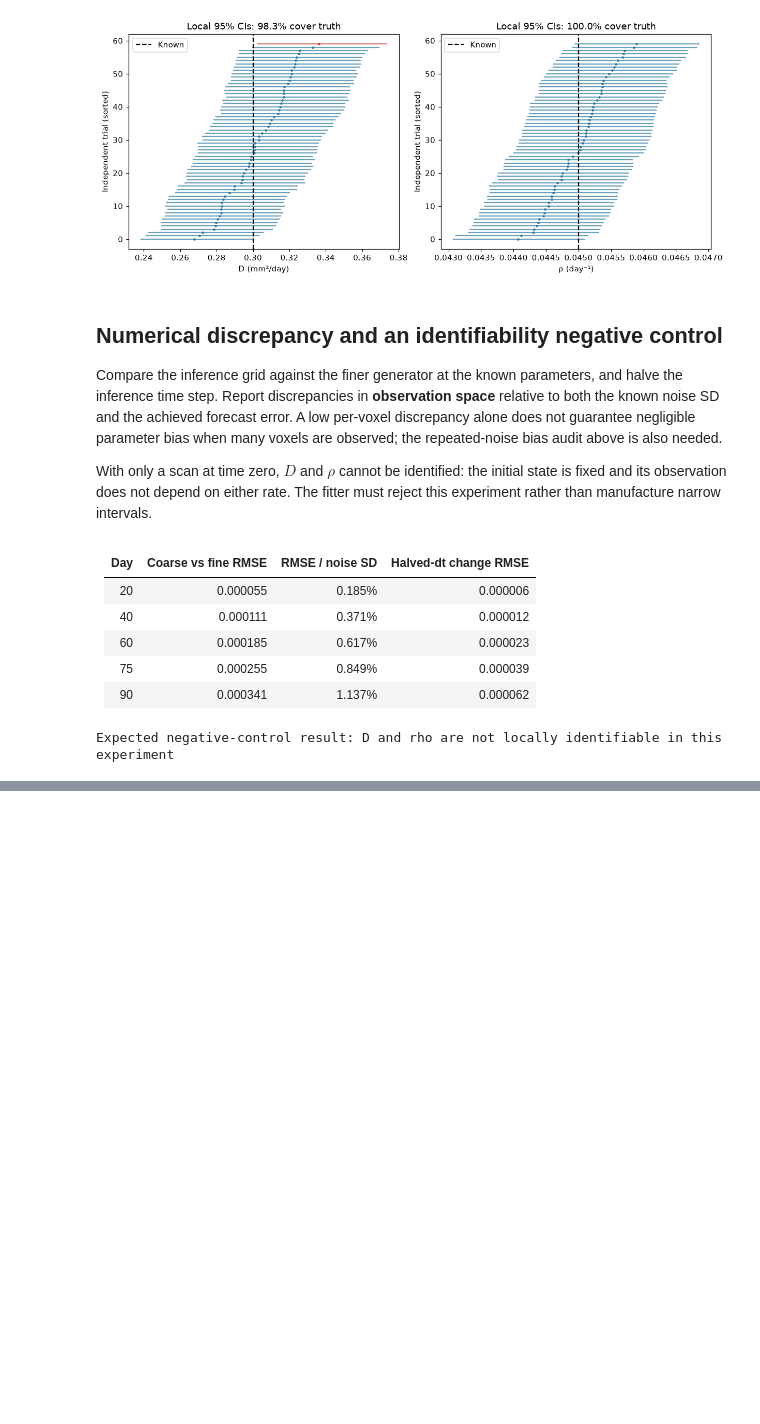
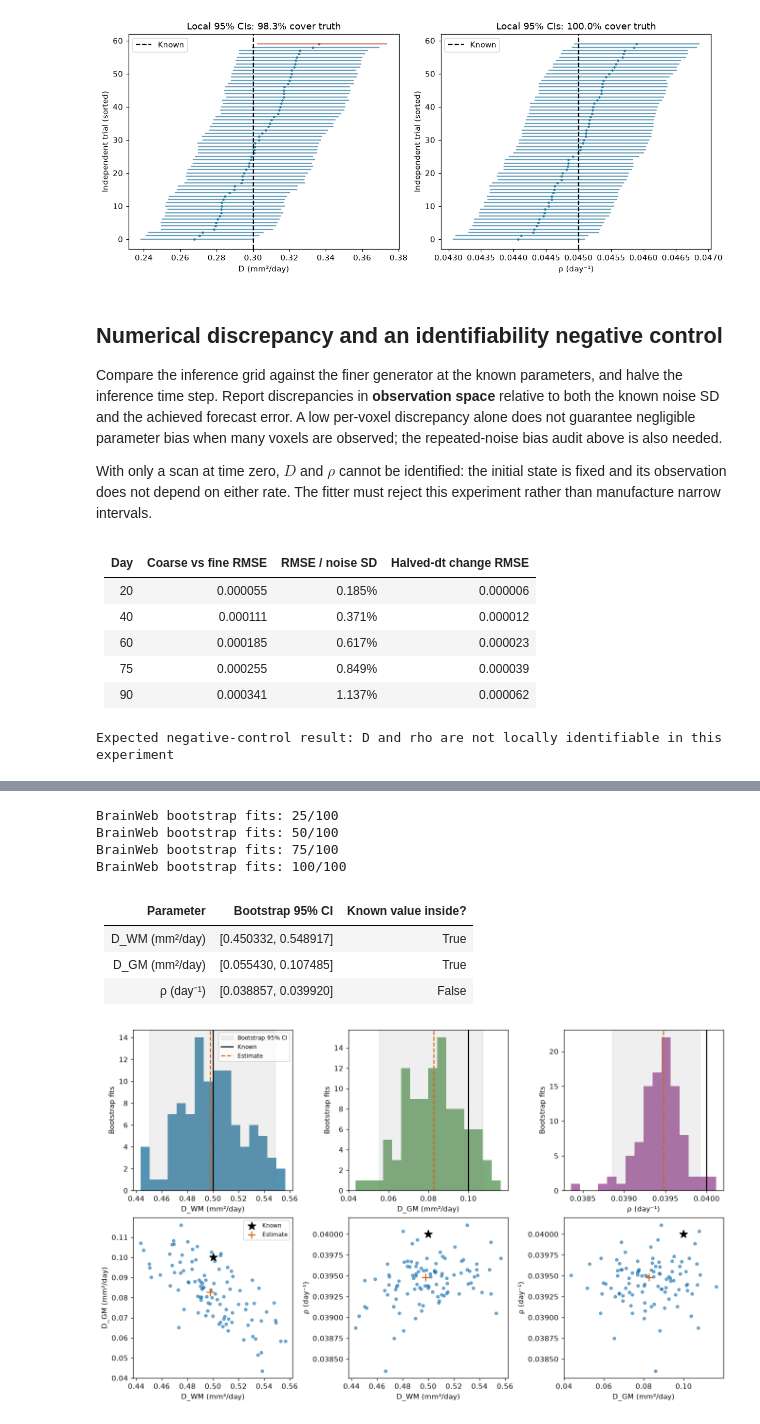
Before and after one commit to arvidl/brainweb_fisher_kpp, a Jupyter notebook: synthetic_parameter_recovery.ipynb, the cells around one changed output, grey strips where cells are left out. Cells and saved outputs as stored; diff of their text form; code cells hidden in the pictures; blank space fills up the shorter version.

```diff
--- a/synthetic_parameter_recovery.ipynb
+++ b/synthetic_parameter_recovery.ipynb
@@ -481,0 +675,17 @@ Saved summary, arrays and five figures to outputs/synthetic_recovery/ (62.0 s).
+# %%
+bw_starts = [(.25, .20, .025), (.45, .12, .04), (.80, .05, .065)]
+bw_fits = [fit_tissue_parameters(bw_inverse, bw_train_days, bw_observed[:bw_n_train],
+                                bw_noise_sd, start=s, bounds=bw_bounds) for s in bw_starts]
+bw_fit = min(bw_fits, key=lambda f: np.sum(f.standardized_residuals**2))
+if any(f.at_bound for f in bw_fits):
+    raise RuntimeError("Boundary fit: revisit the experimental design and bounds before interpreting intervals.")
+bw_table(["Start (D_WM, D_GM, ρ)", "Estimate", "Residual RMS / σ"], [
+    [str(s), str(np.round(f.parameters, 6)), f"{np.sqrt(np.mean(f.standardized_residuals**2)):.3f}"]
+    for s, f in zip(bw_starts, bw_fits)])
+bw_table(["Parameter", "Known", "Estimate", "Local 95% CI", "Relative error"], [
+    [name, f"{value:g}", f"{estimate:.6f}", f"[{ci[0]:.6f}, {ci[1]:.6f}]", f"{100*(estimate/value-1):+.2f}%"]
+    for name, value, estimate, ci in zip(bw_names, bw_true, bw_fit.parameters, bw_fit.intervals)])
+bw_table(["Log-rate correlation", "D_WM", "D_GM", "ρ"], [
+    [name, *[f"{v:+.3f}" for v in row]] for name, row in zip(bw_names, bw_fit.correlation)])
+print(f"Weighted Jacobian singular values: {bw_fit.singular_values.round(3)}")
+print(f"Jacobian condition number: {bw_fit.singular_values[0]/bw_fit.singular_values[-1]:.2f}")
@@ -481,0 +720,43 @@ Saved summary, arrays and five figures to outputs/synthetic_recovery/ (62.0 s).
+# %%
+bw_fitted_training = bw_inverse.predict(*bw_fit.parameters, bw_train_days)
+bw_bootstrap_parameters = np.empty((bw_n_bootstrap, 3))
+for b in range(bw_n_bootstrap):
+    sample = bw_fitted_training + bw_noise_sd * bw_boot_rng.standard_normal(bw_fitted_training.shape)
+    trial = fit_tissue_parameters(bw_inverse, bw_train_days, sample, bw_noise_sd,
+                                 start=bw_fit.parameters, bounds=bw_bounds)
+    if trial.at_bound:
+        raise RuntimeError(f"Bootstrap {b} reached a bound; do not discard this trial.")
+    bw_bootstrap_parameters[b] = trial.parameters
+    if (b + 1) % 25 == 0:
+        print(f"BrainWeb bootstrap fits: {b+1}/{bw_n_bootstrap}", flush=True)
+bw_bootstrap_ci = np.quantile(bw_bootstrap_parameters, [.025, .975], axis=0).T
+bw_table(["Parameter", "Bootstrap 95% CI", "Known value inside?"], [
+    [name, f"[{ci[0]:.6f}, {ci[1]:.6f}]", str(ci[0] <= value <= ci[1])]
+    for name, value, ci in zip(bw_names, bw_true, bw_bootstrap_ci)])
+
+fig, axes = plt.subplots(2, 3, figsize=(12, 7.2), layout="constrained")
+for k, ax in enumerate(axes[0]):
+    ax.hist(bw_bootstrap_parameters[:, k], bins=16, color=["#2978a0", "#5e995b", "#9b4d96"][k], alpha=.8)
+    ax.axvspan(*bw_bootstrap_ci[k], color="gray", alpha=.12, label="Bootstrap 95% CI")
+    ax.axvline(bw_true[k], color="black", label="Known")
+    ax.axvline(bw_fit.parameters[k], color="#d95f02", linestyle="--", label="Estimate")
+    ax.set(xlabel=bw_names[k], ylabel="Bootstrap fits")
+axes[0, 0].legend(fontsize=8)
+for ax, (a, b) in zip(axes[1], [(0, 1), (0, 2), (1, 2)]):
+    ax.scatter(bw_bootstrap_parameters[:, a], bw_bootstrap_parameters[:, b], s=15, alpha=.6)
+    ax.scatter(bw_true[a], bw_true[b], marker="*", s=130, color="black", label="Known")
+    ax.scatter(bw_fit.parameters[a], bw_fit.parameters[b], marker="+", s=100, color="#d95f02", label="Estimate")
+    ax.set(xlabel=bw_names[a], ylabel=bw_names[b])
+axes[1, 0].legend(fontsize=8)
+bw_save_figure("parameter_uncertainty")
+# %% [output]
+BrainWeb bootstrap fits: 25/100
+BrainWeb bootstrap fits: 50/100
+BrainWeb bootstrap fits: 75/100
+BrainWeb bootstrap fits: 100/100
+| Parameter | Bootstrap 95% CI | Known value inside? |
+| --- | --- | --- |
+| D_WM (mm²/day) | [0.450332, 0.548917] | True |
+| D_GM (mm²/day) | [0.055430, 0.107485] | True |
+| ρ (day⁻¹) | [0.038857, 0.039920] | False |
+[figure, added]
```
Also changed, not shown: parts of 18 cells of this notebook, 40 other files.
